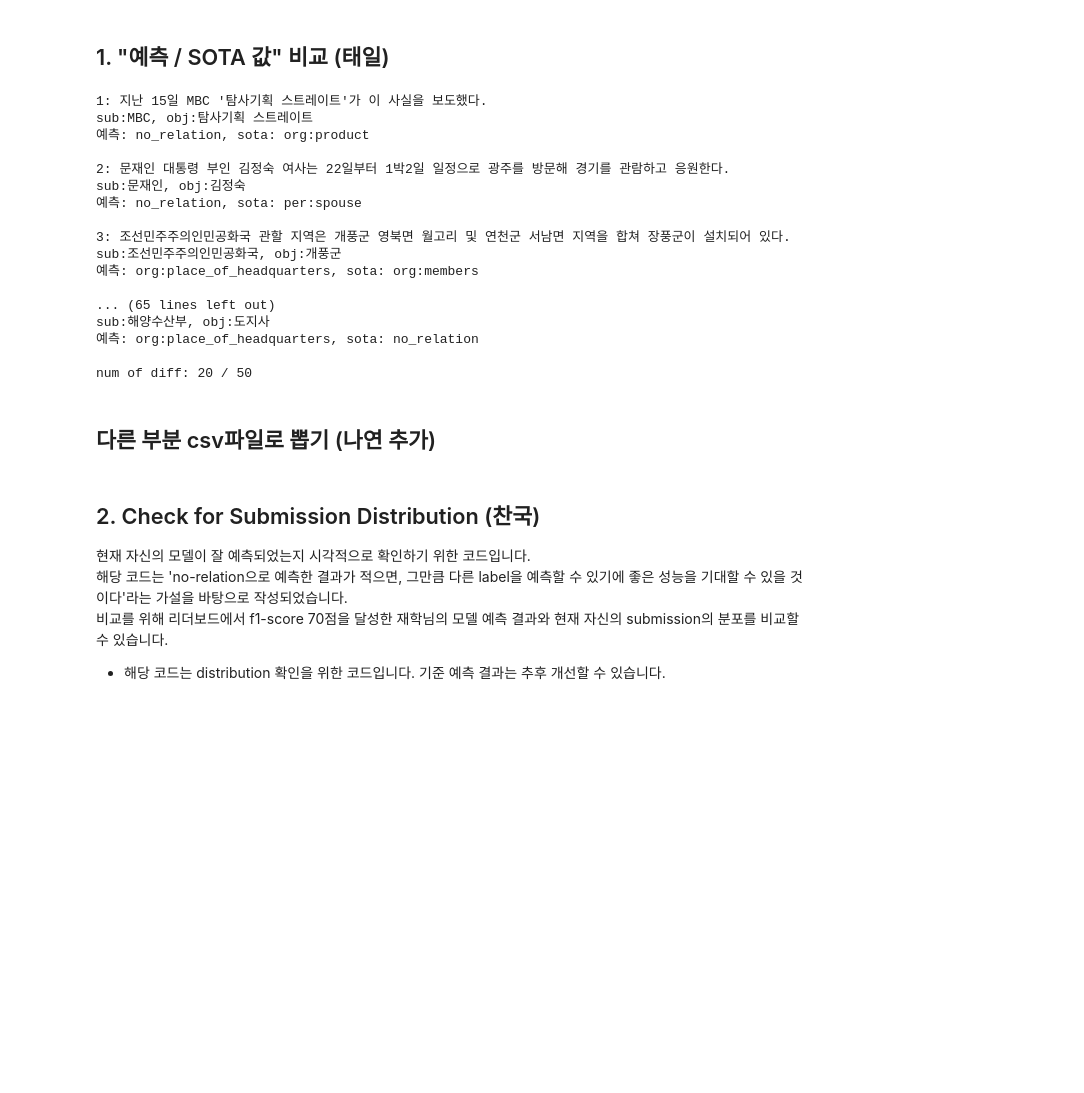
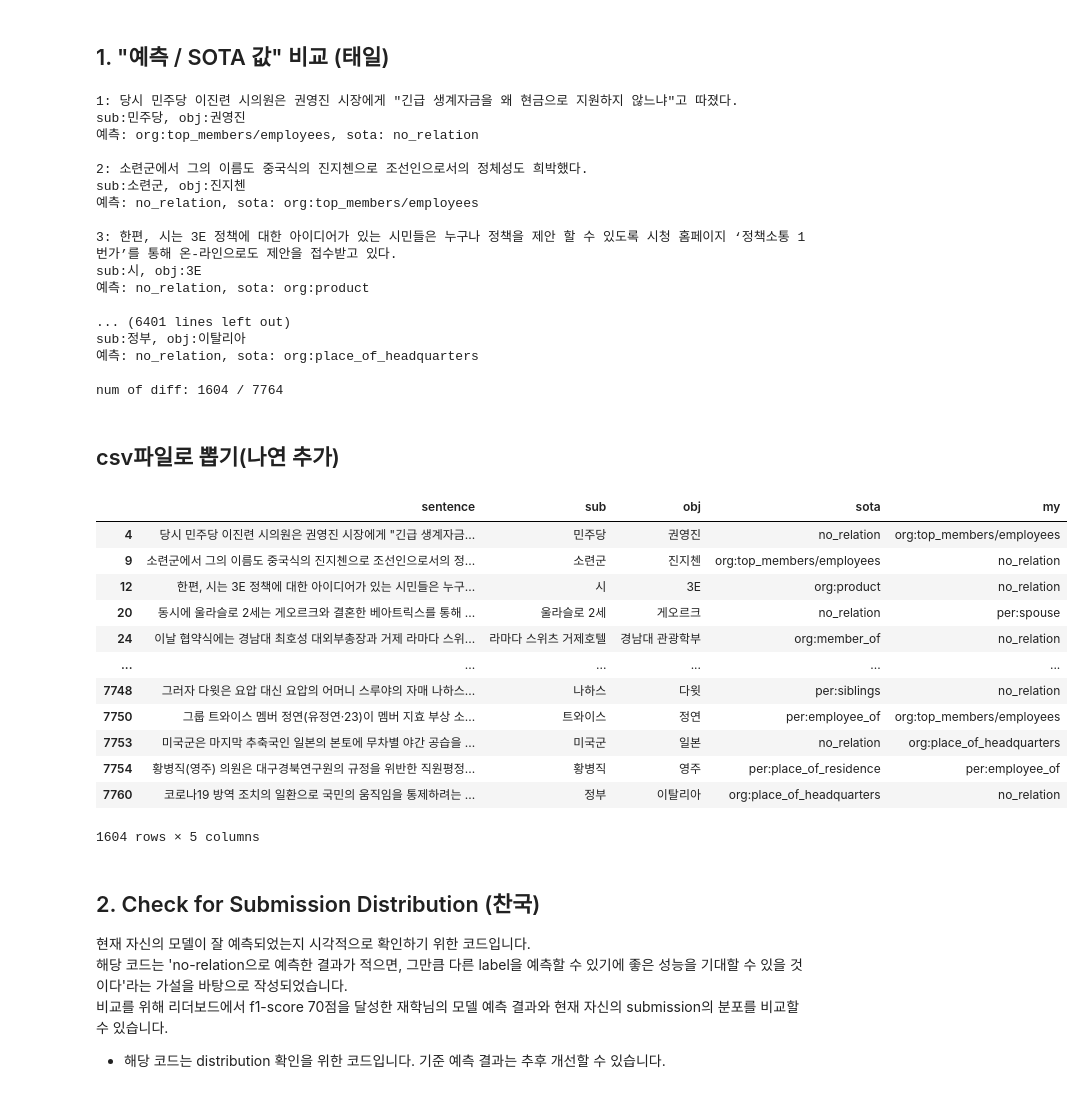
Before and after one commit to boostcampaitech3/level2-klue-level2-nlp-09, a Jupyter notebook: test_model.ipynb, the cells around one changed output. Saved outputs shown, nothing was run; the diff lists cells and outputs as text; code cells hidden in the pictures; blank space fills up the shorter version.

Commit message:
debug: add preprocessing func

```diff
--- a/test_model.ipynb
+++ b/test_model.ipynb
@@ -16,7 +16,9 @@ sota_labels = sota_csv["pred_label"]
 # %%
 i = -1
 cnt = 0
-while i < 50: # 전체 텍스트: len(my_labels) - 1
+# while i < 50: # 전체 텍스트: len(my_labels) - 1
+
+while i < len(my_labels)-1:
     i += 1
     if my_labels[i] == sota_labels[i]:
         continue
@@ -27,40 +29,58 @@ while i < 50: # 전체 텍스트: len(my_labels) - 1
     print()
 print(f"num of diff: {cnt} / {i}")
 # %% [output]
-1: 지난 15일 MBC '탐사기획 스트레이트'가 이 사실을 보도했다.
-sub:MBC, obj:탐사기획 스트레이트
+1: 당시 민주당 이진련 시의원은 권영진 시장에게 "긴급 생계자금을 왜 현금으로 지원하지 않느냐"고 따졌다.
+sub:민주당, obj:권영진
+예측: org:top_members/employees, sota: no_relation
+
+2: 소련군에서 그의 이름도 중국식의 진지첸으로 조선인으로서의 정체성도 희박했다.
+sub:소련군, obj:진지첸
+예측: no_relation, sota: org:top_members/employees
+
+3: 한편, 시는 3E 정책에 대한 아이디어가 있는 시민들은 누구나 정책을 제안 할 수 있도록 시청 홈페이지 ‘정책소통 1번가’를 통해 온-라인으로도 제안을 접수받고 있다.
+sub:시, obj:3E
 예측: no_relation, sota: org:product
 
-2: 문재인 대통령 부인 김정숙 여사는 22일부터 1박2일 일정으로 광주를 방문해 경기를 관람하고 응원한다.
-sub:문재인, obj:김정숙
-예측: no_relation, sota: per:spouse
+... (6401 lines left out)
+sub:정부, obj:이탈리아
+예측: no_relation, sota: org:place_of_headquarters
 
-3: 조선민주주의인민공화국 관할 지역은 개풍군 영북면 월고리 및 연천군 서남면 지역을 합쳐 장풍군이 설치되어 있다.
-sub:조선민주주의인민공화국, obj:개풍군
-예측: org:place_of_headquarters, sota: org:members
-
-... (65 lines left out)
-sub:해양수산부, obj:도지사
-예측: org:place_of_headquarters, sota: no_relation
-
-num of diff: 20 / 50
+num of diff: 1604 / 7764
 # %% [markdown]
-## 다른 부분 csv파일로 뽑기 (나연 추가)
+## csv파일로 뽑기(나연 추가)
 # %%
 from load_data import *
 from train import *
+
+test_csv = pd.read_csv("/opt/ml/dataset/test/test_data.csv")
+test_csv = preprocessing_dataset(test_csv, marking_mode='normal')
 
 res_df = pd.DataFrame()
 res_df['sentence'] = test_csv['sentence']
 res_df['sub'] = test_csv["subject_entity"]
 res_df['obj'] = test_csv["object_entity"]
 
 res_df['sota'] = sota_csv["pred_label"]
 res_df['my'] = submission_csv["pred_label"]
 
 diff_df = res_df[res_df['sota'] != res_df['my']]  # sota와 다른 부분만
 diff_df.to_csv("sub_eda.csv", index=False, encoding="utf-8-sig")  # 저장
 diff_df
+# res_df
+# %% [output]
+|  | sentence | sub | obj | sota | my |
+| 4 | 당시 민주당 이진련 시의원은 권영진 시장에게 "긴급 생계자금... | 민주당 | 권영진 | no_relation | org:top_members/employees |
+| 9 | 소련군에서 그의 이름도 중국식의 진지첸으로 조선인으로서의 정... | 소련군 | 진지첸 | org:top_members/employees | no_relation |
+| 12 | 한편, 시는 3E 정책에 대한 아이디어가 있는 시민들은 누구... | 시 | 3E | org:product | no_relation |
+| 20 | 동시에 울라슬로 2세는 게오르크와 결혼한 베아트릭스를 통해 ... | 울라슬로 2세 | 게오르크 | no_relation | per:spouse |
+| 24 | 이날 협약식에는 경남대 최호성 대외부총장과 거제 라마다 스위... | 라마다 스위츠 거제호텔 | 경남대 관광학부 | org:member_of | no_relation |
+| ... | ... | ... | ... | ... | ... |
+| 7748 | 그러자 다윗은 요압 대신 요압의 어머니 스루야의 자매 나하스... | 나하스 | 다윗 | per:siblings | no_relation |
+| 7750 | 그룹 트와이스 멤버 정연(유정연·23)이 멤버 지효 부상 소... | 트와이스 | 정연 | per:employee_of | org:top_members/employees |
+| 7753 | 미국군은 마지막 추축국인 일본의 본토에 무차별 야간 공습을 ... | 미국군 | 일본 | no_relation | org:place_of_headquarters |
+| 7754 | 황병직(영주) 의원은 대구경북연구원의 규정을 위반한 직원평정... | 황병직 | 영주 | per:place_of_residence | per:employee_of |
+| 7760 | 코로나19 방역 조치의 일환으로 국민의 움직임을 통제하려는 ... | 정부 | 이탈리아 | org:place_of_headquarters | no_relation |
+1604 rows × 5 columns
 # %% [markdown]
 ## 2. Check for Submission Distribution (찬국)
 현재 자신의 모델이 잘 예측되었는지 시각적으로 확인하기 위한 코드입니다.
```
Also changed, not shown: parts of 3 cells of this notebook.
